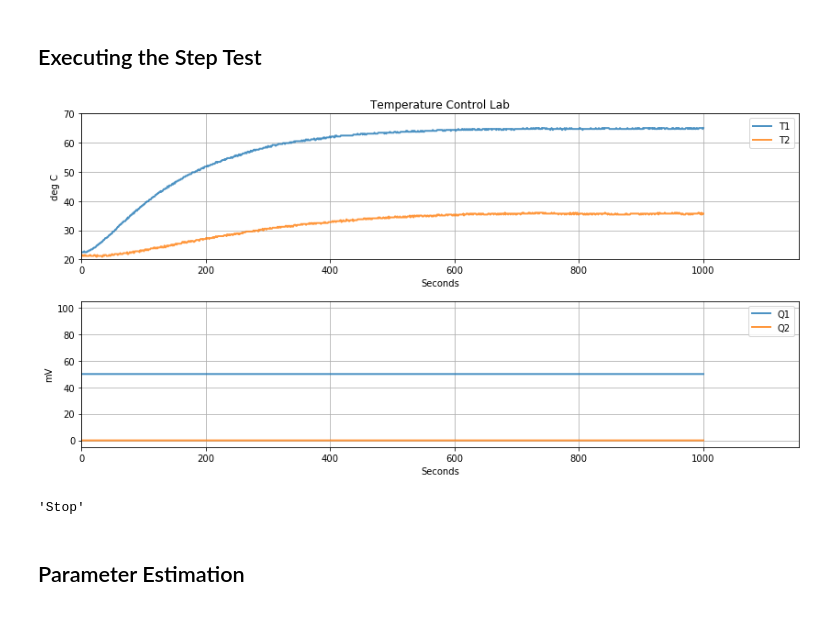
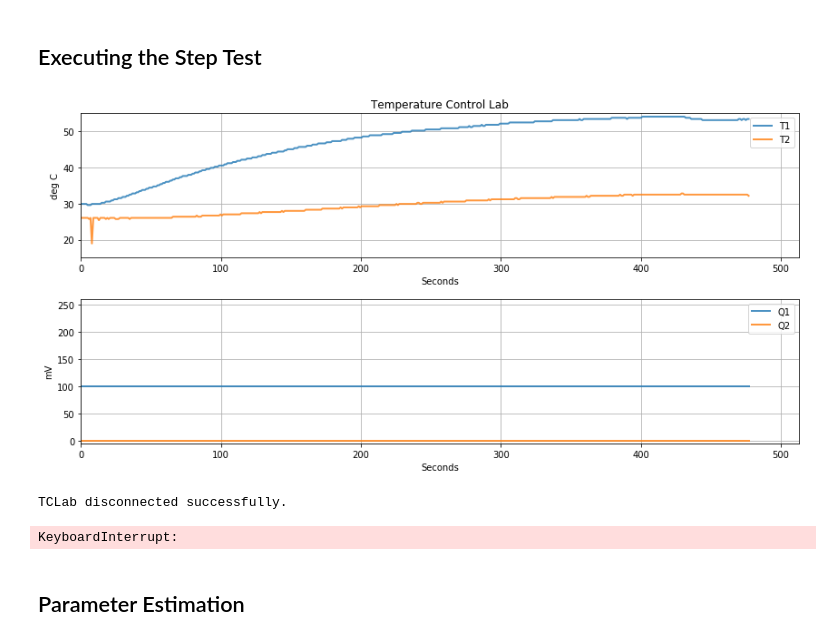
Before and after one commit to jckantor/TCLab, a Jupyter notebook: notebooks/2_Step_Testing.ipynb, the cells around one changed output. Drawn from its saved outputs; the diff is of its cells as text; code cells hidden in the pictures.

```diff
--- a/notebooks/2_Step_Testing.ipynb
+++ b/notebooks/2_Step_Testing.ipynb
@@ -5,32 +5,31 @@
 # %%
 import sys
 sys.path.append('..')
 from TCLab import TCLab, clock
 import pandas as pd
 
 # experiment parameters
-Qmax = 50
+Qmax = 100
 tfinal = 1000
 
 # data log
 log = []
 
 # perform experiment
-a = TCLab()
-a.start()
-a.Q1 = Qmax
-a.initplot()
-for t in clock(tfinal):
-    log.append([t,a.Q1,a.T1,a.T2])
-    a.updateplot()
-a.stop()
+with TCLab() as a:
+    a.Q1 = Qmax
+    a.initplot()
+    for t in clock(tfinal):
+        log.append([t,a.Q1,a.T1,a.T2])
+        a.updateplot()
 
 # save the data
 df = pd.DataFrame(log,columns = ['Time','Q1','T1','T2'])
 df.to_csv('step_test_data.csv')
 # %% [output]
-[figure, old version]
+[figure, new version]
-'Stop'
+TCLab disconnected successfully.
+KeyboardInterrupt:
 # %% [markdown]
 ## Parameter Estimation
 # %% [markdown]
```
Also changed, not shown: 4 other files.
